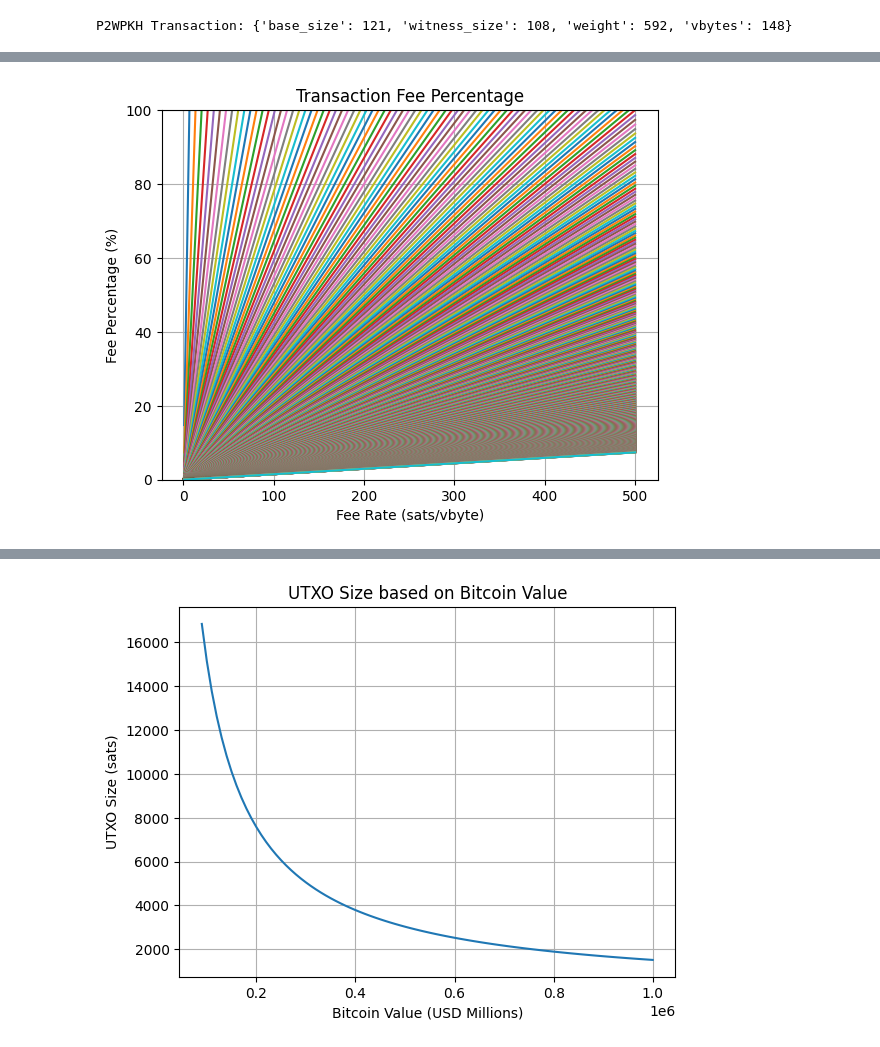
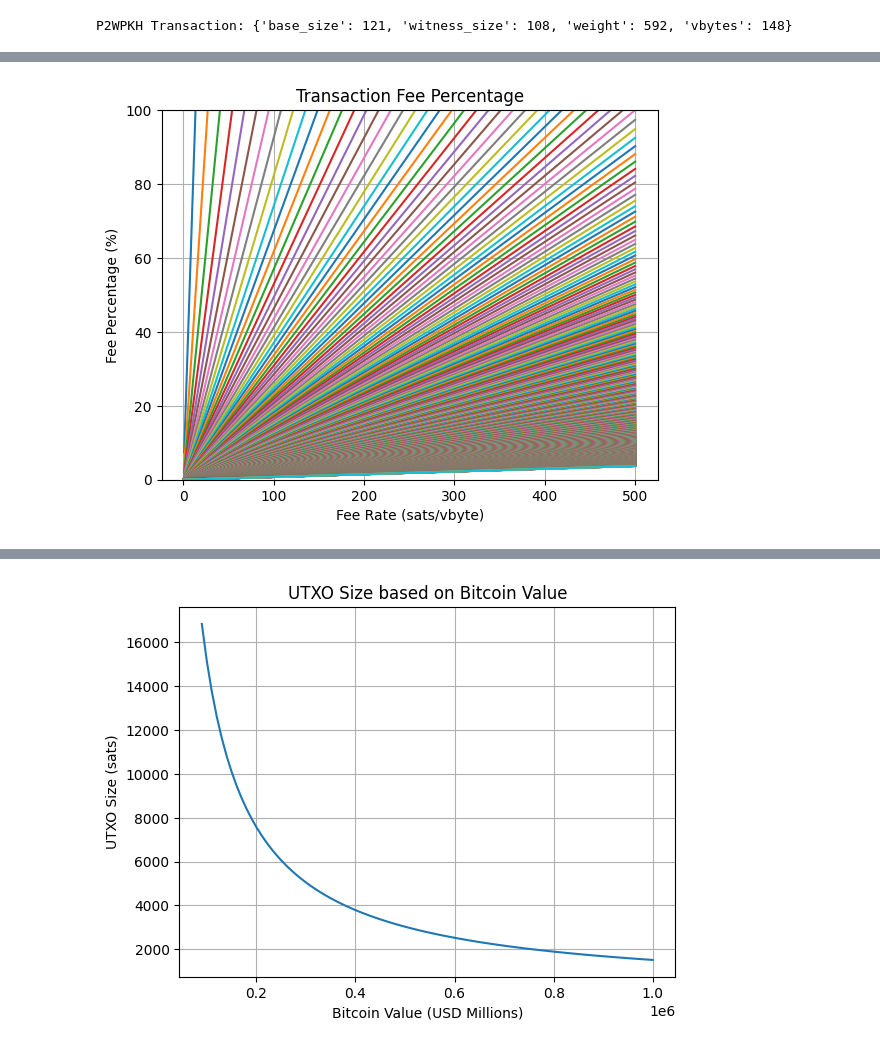
Before and after one commit to pfoytik/unspendableUTXO, a Jupyter notebook: utxoSize.ipynb, the cells around one changed output, grey strips where cells are left out. Cells and saved outputs as stored; diff of their text form; code cells hidden in the pictures.

```diff
--- a/utxoSize.ipynb
+++ b/utxoSize.ipynb
@@ -1,3 +1,11 @@
+# %%
+averageMonthlySavings = 15.16
+utxoPercentage = 50
+# tx_info = calculate_tx_size([1], [1, 1], ['p2wpkh'], ['p2pkh', 'p2pkh'])
+tx_inputs = [1]
+tx_outputs = [1, 1]
+tx_input_types = ['p2wpkh']
+tx_output_types = ['p2pkh', 'p2pkh']
 # %%
 import math
 
@@ -334,7 +342,8 @@ def calculate_fee(vbytes, fee_rate):
     return vbytes * fee_rate
 
 # Example 1: 2 P2WPKH inputs, 2 P2PKH outputs
-tx_info = calculate_tx_size([1], [1, 1], ['p2wpkh'], ['p2pkh', 'p2pkh'])
+# tx_info = calculate_tx_size([1], [1, 1], ['p2wpkh'], ['p2pkh', 'p2pkh'])
+tx_info = calculate_tx_size(tx_inputs, tx_outputs, tx_input_types, tx_output_types)
 print("P2WPKH Transaction:", tx_info)
 
 # Lightning channel opening: 1 P2WPKH input, 1 P2WSH (2-of-2 multi-sig) output
@@ -367,28 +393,28 @@ plt.show()
 # %%
 ### create sats_utxo as a list of utxo sizes from 1,000 sats to 1,000,000 sats in 1,000 sats increments
 sats_utxo = list(range(1000, 1000001, 1000))
 
 ### calculate the percentage of fees for each fee rate on sats_utxo
 fee_percentages = {}
 for utxo in sats_utxo:
     fee_percentages[utxo] = []
     for fee_rate in range(1, 501):
         fee = calculate_fee(tx_info['vbytes'], fee_rate)
-        fee_percentage = (fee / utxo) * 100
+        fee_percentage = (fee / utxo) * utxoPercentage
         fee_percentages[utxo].append(fee_percentage)
 
 ### plot fee percentages
 for utxo, percentages in fee_percentages.items():
     plt.plot(range(1, 501), percentages, label=f'{utxo} sats')
 plt.xlabel('Fee Rate (sats/vbyte)')
 plt.ylabel('Fee Percentage (%)')
 plt.title('Transaction Fee Percentage')
 ### max out the y axis to 100
 plt.ylim(0, 100)
 plt.grid(True)
 plt.show()
 # %% [output]
-[figure, old version]
+[figure, new version]
 # %%
 ### Calculate the curve that represents the poit at which the fee percentage is 100% for each fee rate
 fee_rates = {}
```
Also changed, not shown: parts of 7 cells of this notebook, 2 other files.
